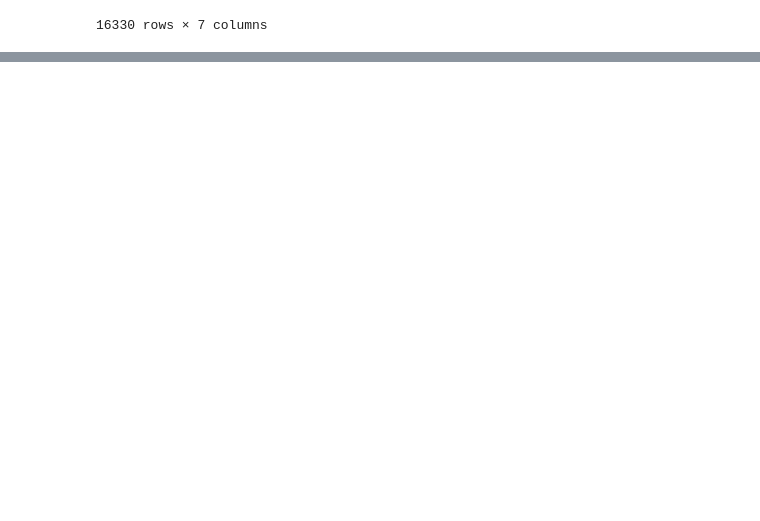
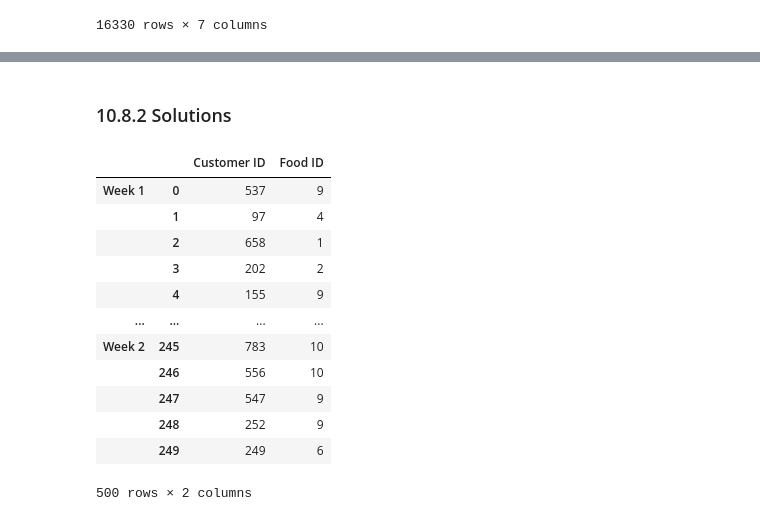
Before and after one commit to ljyGmail/pandas_in_action, a Jupyter notebook: ch10_merging_joining_and_concatenating.ipynb, the cells around one changed output, grey strips where cells are left out. Drawn from its saved outputs; the diff is of its cells as text; code cells hidden in the pictures; blank space fills up the shorter version.

Commit message:
ch10 merging, joining, and concatenating

```diff
--- a/ch10_merging_joining_and_concatenating.ipynb
+++ b/ch10_merging_joining_and_concatenating.ipynb
@@ -399,0 +413,3 @@ groups.merge(
+# %%
+week1 = pd.read_csv("data/ch10/restaurant/week_1_sales.csv")
+week2 = pd.read_csv("data/ch10/restaurant/week_2_sales.csv")
@@ -399,0 +447,20 @@ groups.merge(
+# %% [markdown]
+### 10.8.2 Solutions
+# %%
+# 1. Concatenate the two weeks of sales data into one DataFrame.
+# Assign the week1 DataFrame a key of "Week 1" and the week2 DataFrame a key of "Week 2".
+pd.concat(objs=[week1, week2], keys=["Week 1", "Week 2"])
+# %% [output]
+|  |  | Customer ID | Food ID |
+| Week 1 | 0 | 537 | 9 |
+|  | 1 | 97 | 4 |
+|  | 2 | 658 | 1 |
+|  | 3 | 202 | 2 |
+|  | 4 | 155 | 9 |
+| ... | ... | ... | ... |
+| Week 2 | 245 | 783 | 10 |
+|  | 246 | 556 | 10 |
+|  | 247 | 547 | 9 |
+|  | 248 | 252 | 9 |
+|  | 249 | 249 | 6 |
+500 rows × 2 columns
```
Also changed, not shown: parts of 12 cells of this notebook.
